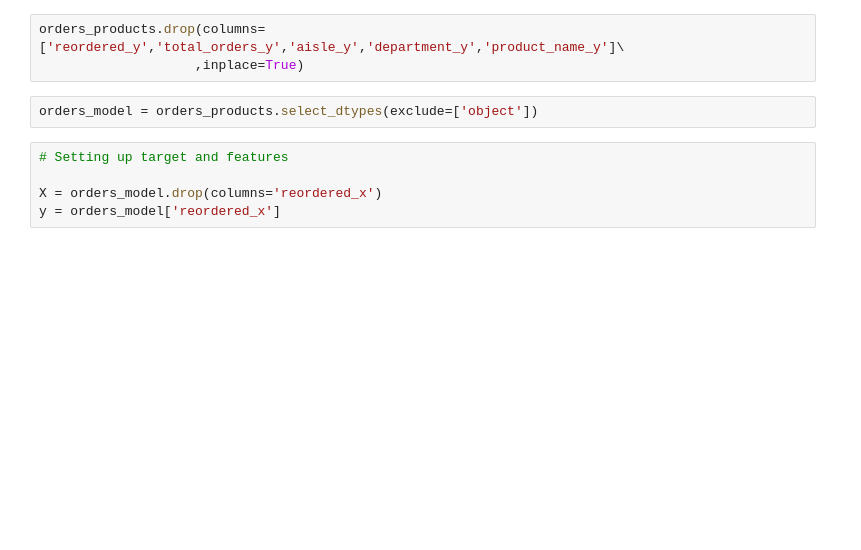
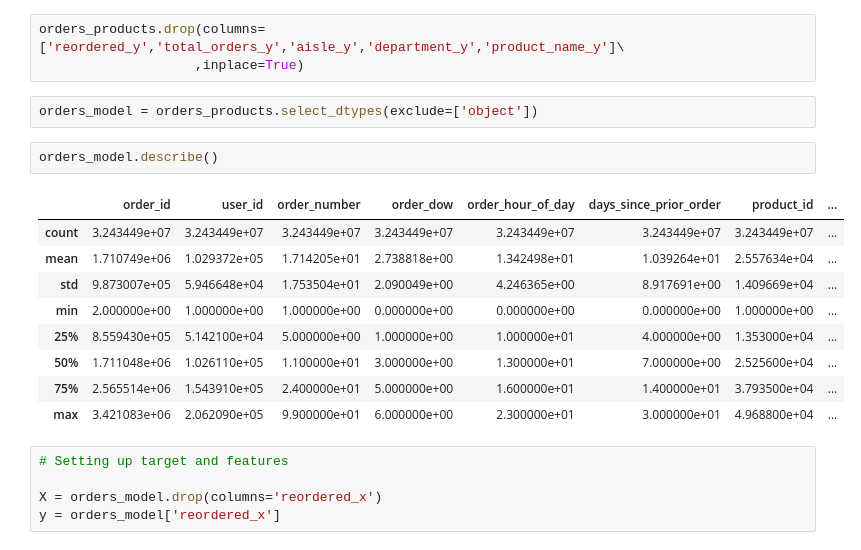
Before and after one commit to brandmend/Instacart_Basket_Prediction_Analysis, a Jupyter notebook: old_notebooks/Instacart_Basket_Analysis_EDA_LogReg.ipynb, the cells around one changed output. Drawn from its saved outputs; the diff is of its cells as text; blank space fills up the shorter version.

```diff
--- a/Instacart_Basket_Analysis_EDA_LogReg.ipynb
+++ b/old_notebooks/Instacart_Basket_Analysis_EDA_LogReg.ipynb
@@ -822,6 +822,18 @@ orders_products.drop(columns=['reordered_y','total_orders_y','aisle_y','departme
                     ,inplace=True)
 # %%
 orders_model = orders_products.select_dtypes(exclude=['object'])
+# %%
+orders_model.describe()
+# %% [output]
+|  | order_id | user_id | order_number | order_dow | order_hour_of_day | days_since_prior_order | product_id | ... |
+| count | 3.243449e+07 | 3.243449e+07 | 3.243449e+07 | 3.243449e+07 | 3.243449e+07 | 3.243449e+07 | 3.243449e+07 | ... |
+| mean | 1.710749e+06 | 1.029372e+05 | 1.714205e+01 | 2.738818e+00 | 1.342498e+01 | 1.039264e+01 | 2.557634e+04 | ... |
+| std | 9.873007e+05 | 5.946648e+04 | 1.753504e+01 | 2.090049e+00 | 4.246365e+00 | 8.917691e+00 | 1.409669e+04 | ... |
+| min | 2.000000e+00 | 1.000000e+00 | 1.000000e+00 | 0.000000e+00 | 0.000000e+00 | 0.000000e+00 | 1.000000e+00 | ... |
+| 25% | 8.559430e+05 | 5.142100e+04 | 5.000000e+00 | 1.000000e+00 | 1.000000e+01 | 4.000000e+00 | 1.353000e+04 | ... |
+| 50% | 1.711048e+06 | 1.026110e+05 | 1.100000e+01 | 3.000000e+00 | 1.300000e+01 | 7.000000e+00 | 2.525600e+04 | ... |
+| 75% | 2.565514e+06 | 1.543910e+05 | 2.400000e+01 | 5.000000e+00 | 1.600000e+01 | 1.400000e+01 | 3.793500e+04 | ... |
+| max | 3.421083e+06 | 2.062090e+05 | 9.900000e+01 | 6.000000e+00 | 2.300000e+01 | 3.000000e+01 | 4.968800e+04 | ... |
 # %%
 # Setting up target and features
 
```
Also changed, not shown: parts of 16 cells of this notebook, 1 other file.
